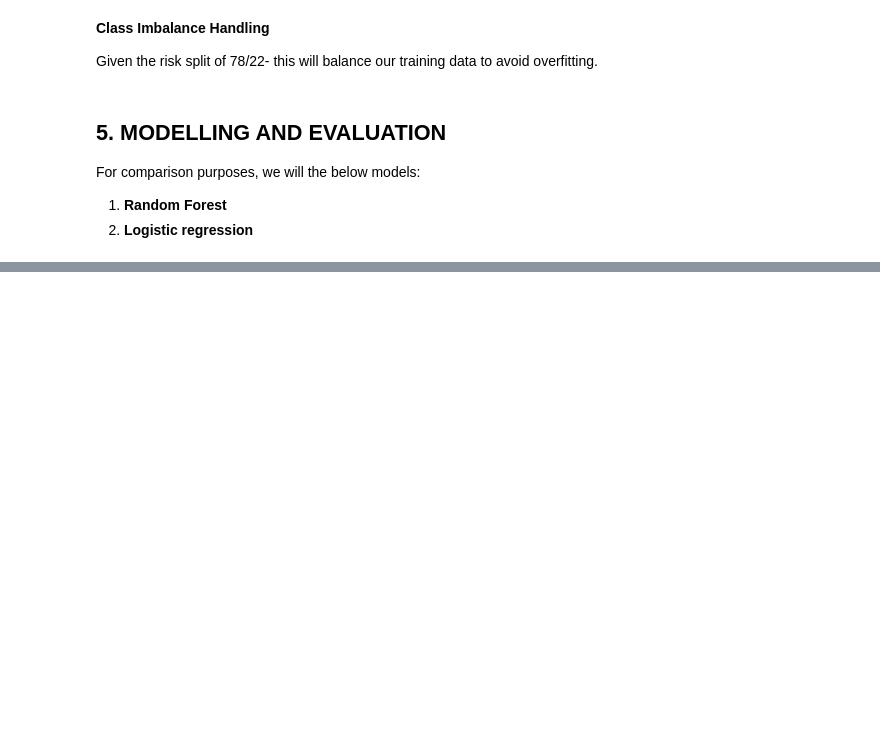
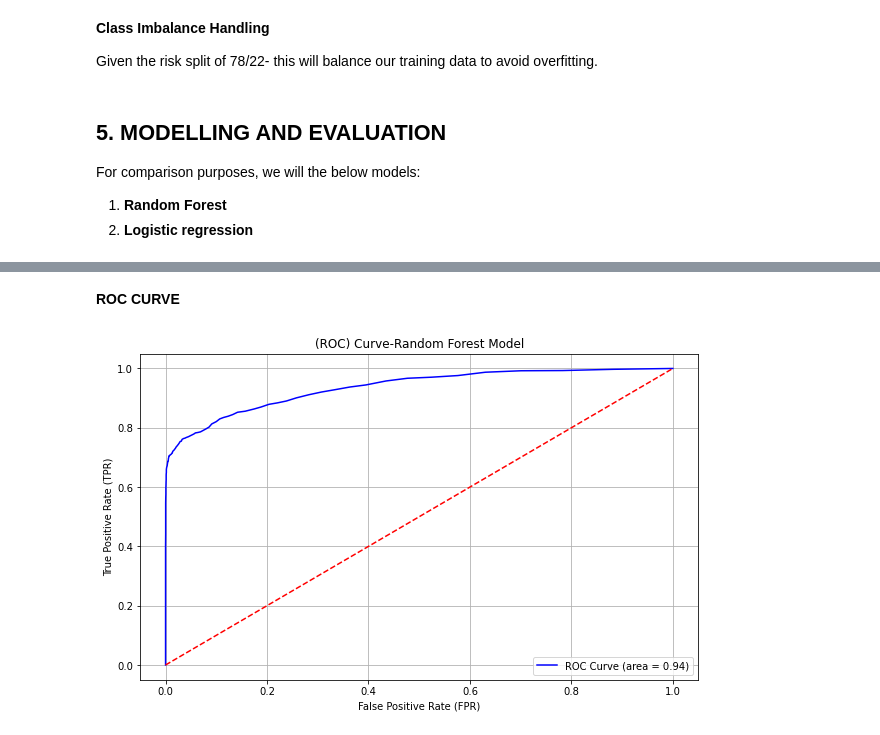
Before and after one commit to EricMetobo/Credit-Risk-Classification-with-Machine-Learning, a Jupyter notebook: credit_risk_Classification_with_Machine_learning.ipynb, the cells around one changed output, grey strips where cells are left out. Drawn from its saved outputs; the diff is of its cells as text; code cells hidden in the pictures; blank space fills up the shorter version.

```diff
--- a/credit_risk_Classification_with_Machine_learning.ipynb
+++ b/credit_risk_Classification_with_Machine_learning.ipynb
@@ -405,0 +458,23 @@ For comparison purposes, we will the below models:
+# %% [markdown]
+**ROC CURVE**
+# %%
+#Predicting probabilities for positive class
+y_prob_rf = rf_model.predict_proba(X_test)[:, 1]
+
+#calculating FPR, TPR, and AUC
+from sklearn.metrics import roc_curve, auc
+fpr, tpr, thresholds = roc_curve(y_test, y_prob_rf)
+roc_auc = auc(fpr, tpr)
+
+# Plotting the ROC curve
+plt.figure(figsize=(10, 6))
+plt.plot(fpr, tpr, color='blue', label='ROC Curve (area = {:.2f})'.format(roc_auc))
+plt.plot([0, 1], [0, 1], color='red', linestyle='--')
+plt.title('(ROC) Curve-Random Forest Model')
+plt.xlabel('False Positive Rate (FPR)')
+plt.ylabel('True Positive Rate (TPR)')
+plt.legend(loc='lower right')
+plt.grid()
+plt.show()
+# %% [output]
+[figure, added]
```
Also changed, not shown: parts of 6 cells of this notebook.
